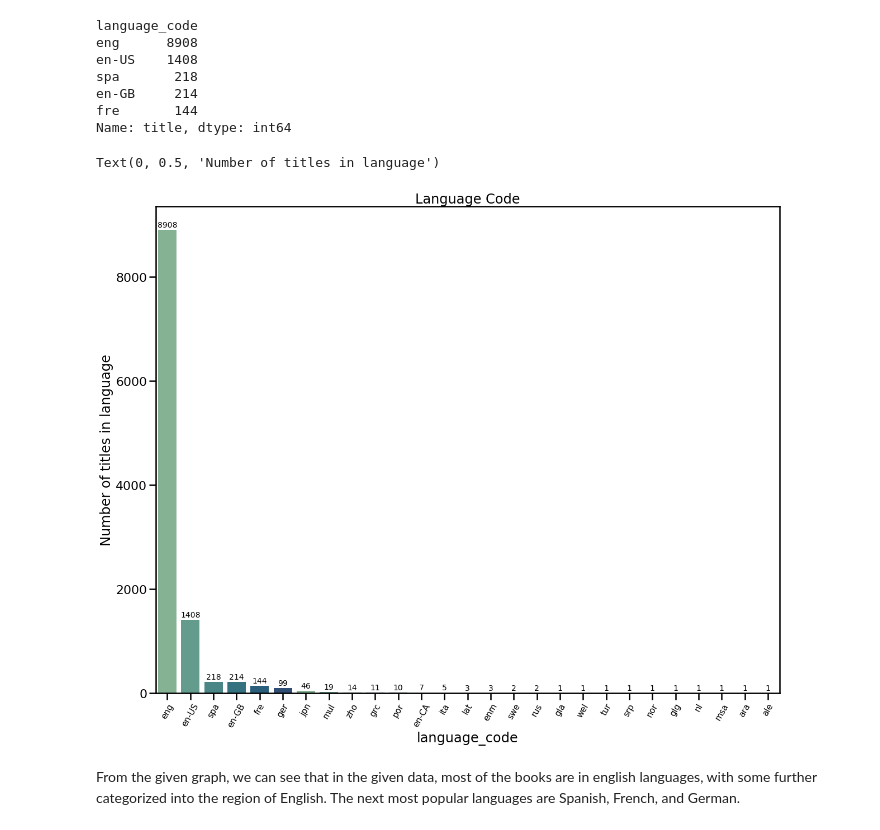
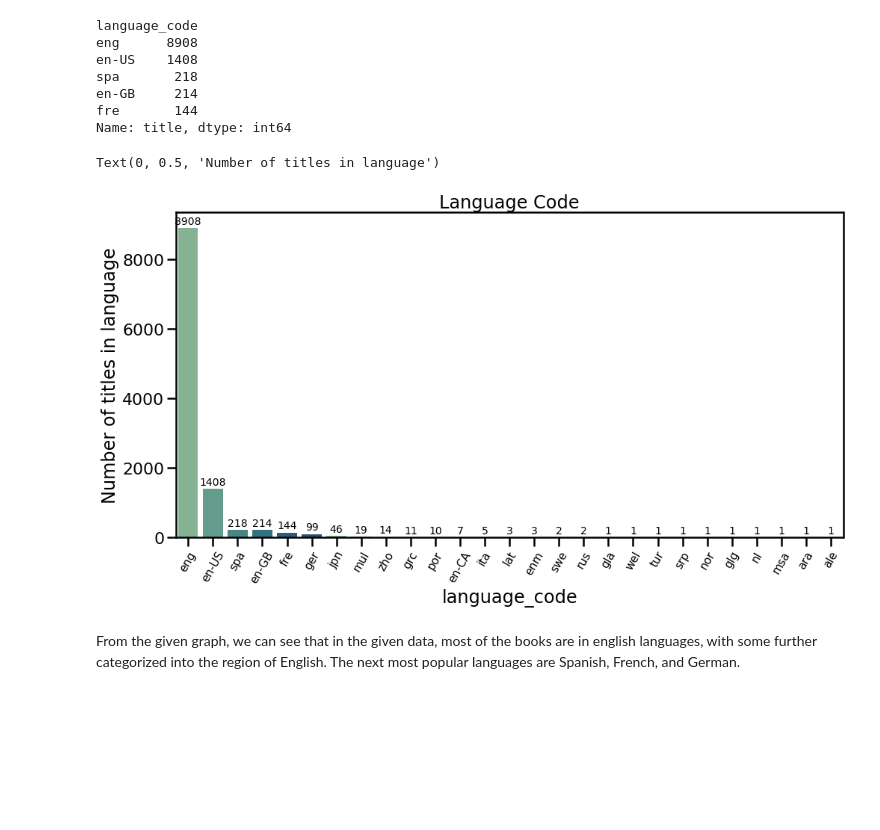
Before and after one commit to Snizzmo/Data-Science, a Jupyter notebook: Capstone3/notebooks/1.0-cf-initial-data-exploration.ipynb, the cells around one changed output. Drawn from its saved outputs; the diff is of its cells as text; code cells hidden in the pictures; blank space fills up the shorter version.

```diff
--- a/Capstone3/notebooks/1.0-cf-initial-data-exploration.ipynb
+++ b/Capstone3/notebooks/1.0-cf-initial-data-exploration.ipynb
@@ -122,27 +123,27 @@ Name: title, dtype: int64
 # %%
 # Let's see what the languages are most common  in chart form
 sns.set_context('poster')
-plt.figure(figsize=(20,16))
+plt.figure(figsize=(16,8))
 plt.xticks(fontsize = 15, rotation = 60)
 palette = sns.color_palette("crest")
 
 
 lang_plot = sns.barplot(x=lang_counts.index, y=lang_counts, palette=palette)
 
 for p in lang_plot.patches:
     lang_plot.annotate(format(p.get_height(), '.0f'),
                    (p.get_x() + p.get_width() / 2., p.get_height()),
                    ha = 'center', va = 'center',
                     size = 14,
                    xytext = (0, 9),
                    textcoords = 'offset points')
 
 plt.title('Language Code')
 plt.xlabel("language_code")
 plt.ylabel("Number of titles in language")
 # %% [output]
 Text(0, 0.5, 'Number of titles in language')
-[figure, old version]
+[figure, new version]
 # %% [markdown]
 From the given graph, we can see that in the given data, most of the books are in english languages, with some further categorized into the region of English. The next most popular languages are Spanish, French, and German.
 # %% [markdown]
```
Also changed, not shown: parts of 21 cells of this notebook.
